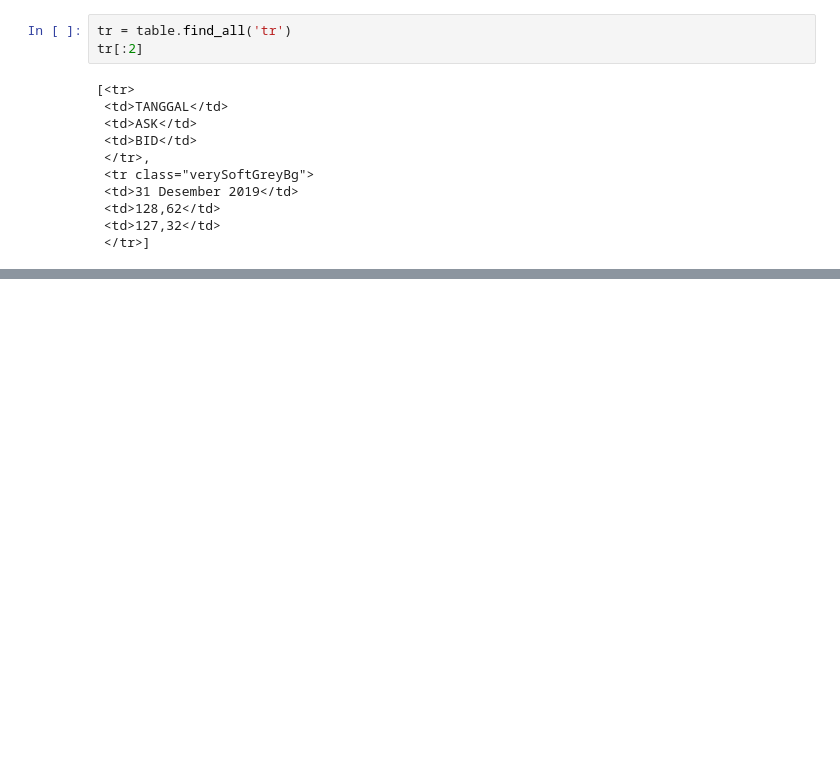
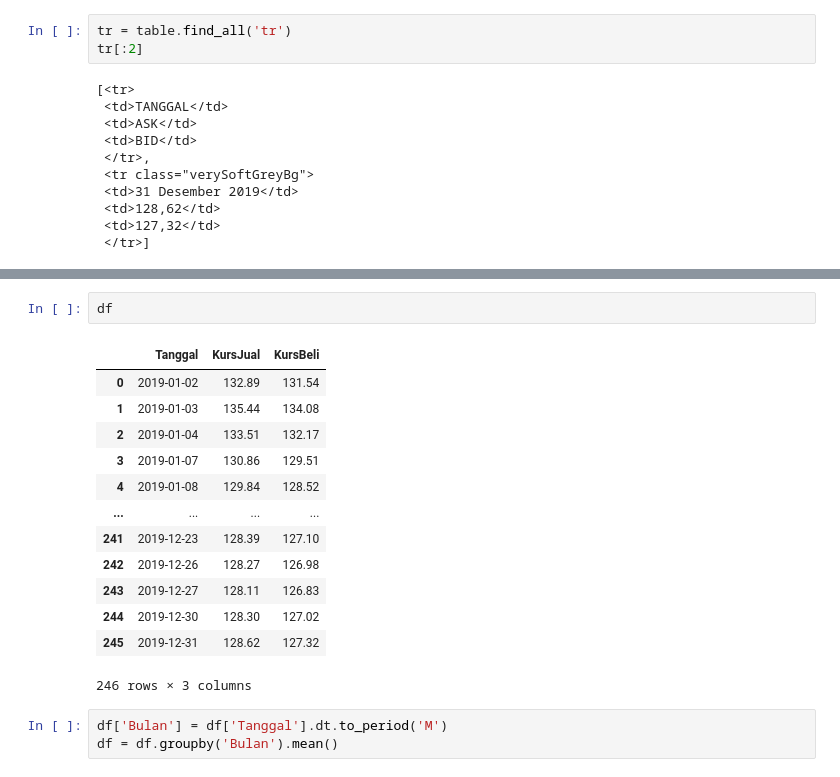
Before and after one commit to Stefen-Li/algoritma_webscrapping, a Jupyter notebook: Web Scrapping.ipynb, the cells around one changed output, grey strips where cells are left out. Saved outputs shown, nothing was run; the diff lists cells and outputs as text; blank space fills up the shorter version.

```diff
--- a/Web Scrapping.ipynb
+++ b/Web Scrapping.ipynb
@@ -106,0 +174,19 @@ temp
+# %%
+df
+# %% [output]
+|  | Tanggal | KursJual | KursBeli |
+| 0 | 2019-01-02 | 132.89 | 131.54 |
+| 1 | 2019-01-03 | 135.44 | 134.08 |
+| 2 | 2019-01-04 | 133.51 | 132.17 |
+| 3 | 2019-01-07 | 130.86 | 129.51 |
+| 4 | 2019-01-08 | 129.84 | 128.52 |
+| ... | ... | ... | ... |
+| 241 | 2019-12-23 | 128.39 | 127.10 |
+| 242 | 2019-12-26 | 128.27 | 126.98 |
+| 243 | 2019-12-27 | 128.11 | 126.83 |
+| 244 | 2019-12-30 | 128.30 | 127.02 |
+| 245 | 2019-12-31 | 128.62 | 127.32 |
+246 rows × 3 columns
+# %%
+df['Bulan'] = df['Tanggal'].dt.to_period('M')
+df = df.groupby('Bulan').mean()
```
Also changed, not shown: parts of 7 cells of this notebook, 4 other files.
